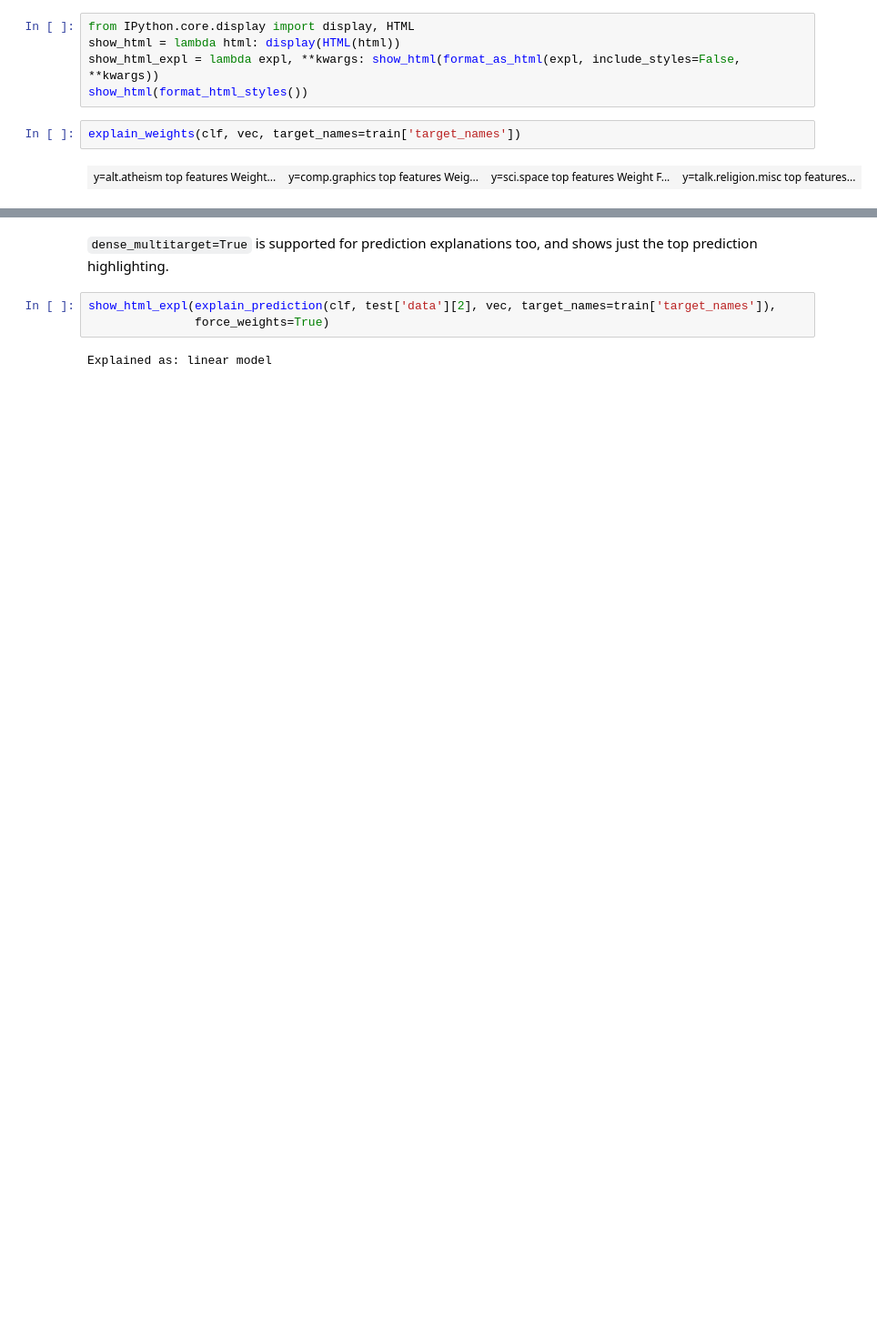
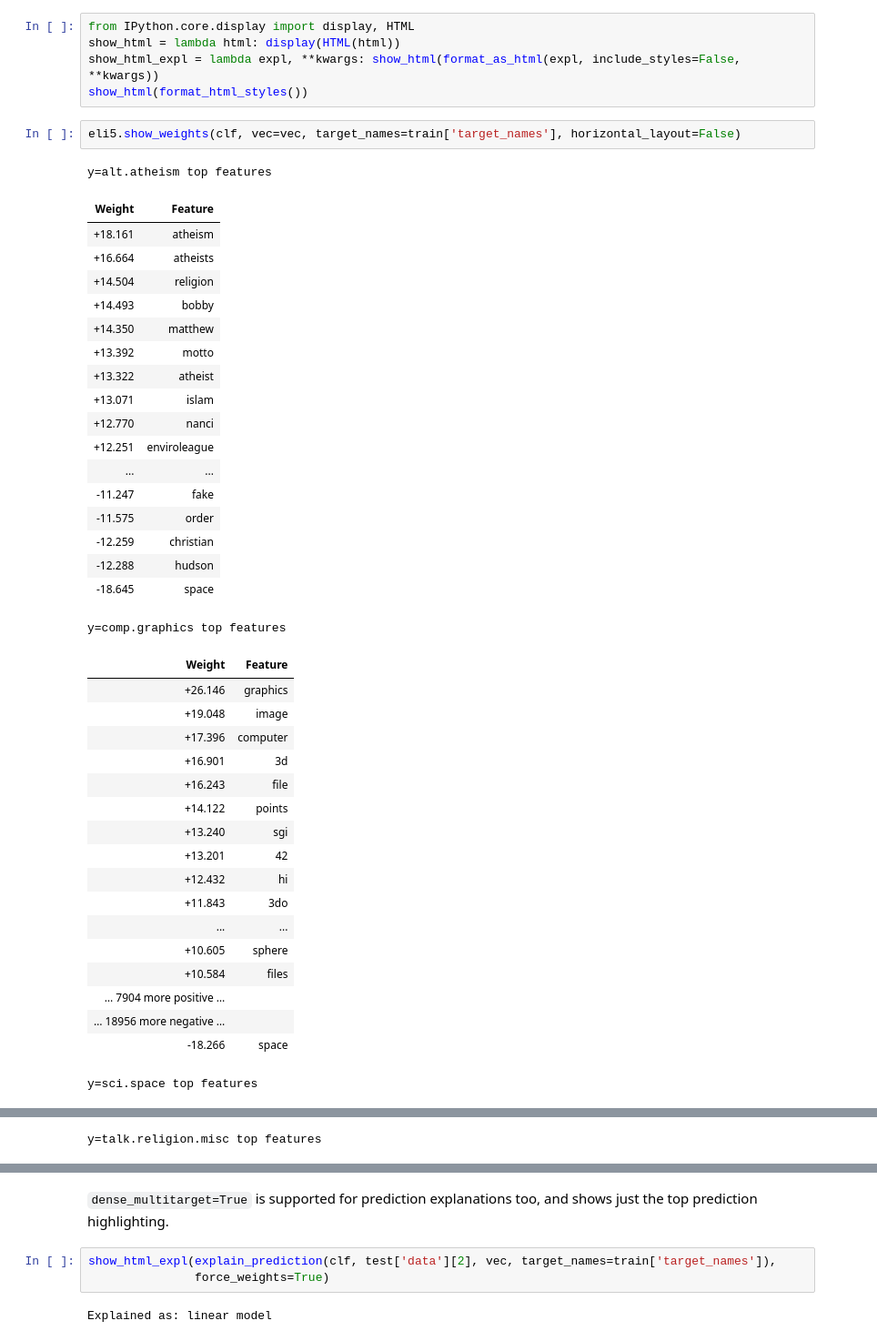
Before and after one commit to TeamHG-Memex/eli5, a Jupyter notebook: notebooks/explain_text_prediction.ipynb, the cells around one changed output, grey strips where cells are left out. Shown: that part at 91% size. Drawn from its saved outputs; the diff is of its cells as text; blank space fills up the shorter version.

```diff
--- a/notebooks/explain_text_prediction.ipynb
+++ b/notebooks/explain_text_prediction.ipynb
@@ -57,6 +40,42 @@ show_html = lambda html: display(HTML(html))
 show_html_expl = lambda expl, **kwargs: show_html(format_as_html(expl, include_styles=False, **kwargs))
 show_html(format_html_styles())
 # %%
-explain_weights(clf, vec, target_names=train['target_names'])
+eli5.show_weights(clf, vec=vec, target_names=train['target_names'], horizontal_layout=False)
 # %% [output]
+y=alt.atheism top features
-| y=alt.atheism top features Weight... | y=comp.graphics top features Weig... | y=sci.space top features Weight F... | y=talk.religion.misc top features... |
+| Weight | Feature |
+| +18.161 | atheism |
+| +16.664 | atheists |
+| +14.504 | religion |
+| +14.493 | bobby |
+| +14.350 | matthew |
+| +13.392 | motto |
+| +13.322 | atheist |
+| +13.071 | islam |
+| +12.770 | nanci |
+| +12.251 | enviroleague |
+| ... | ... |
+| -11.247 | fake |
+| -11.575 | order |
+| -12.259 | christian |
+| -12.288 | hudson |
+| -18.645 | space |
+y=comp.graphics top features
+| Weight | Feature |
+| +26.146 | graphics |
+| +19.048 | image |
+| +17.396 | computer |
+| +16.901 | 3d |
+| +16.243 | file |
+| +14.122 | points |
+| +13.240 | sgi |
+| +13.201 | 42 |
+| +12.432 | hi |
+| +11.843 | 3do |
+| ... | ... |
+| +10.605 | sphere |
+| +10.584 | files |
+| … 7904 more positive … |  |
+| … 18956 more negative … |  |
+| -18.266 | space |
+y=sci.space top features
@@ -62,0 +99 @@ explain_weights(clf, vec, target_names=train['target_names'])
+y=talk.religion.misc top features
```
Also changed, not shown: parts of 7 cells of this notebook, 8 other files.
